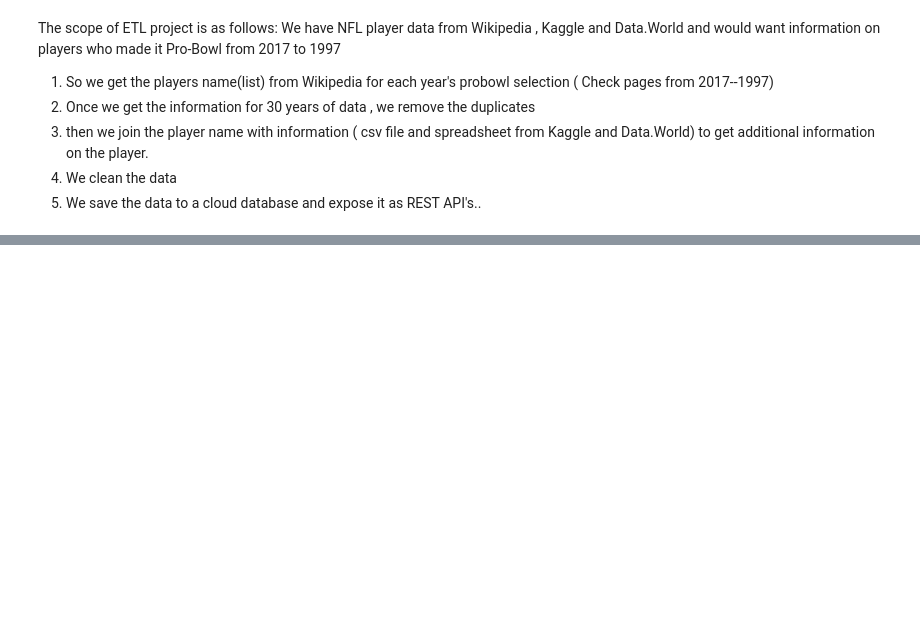
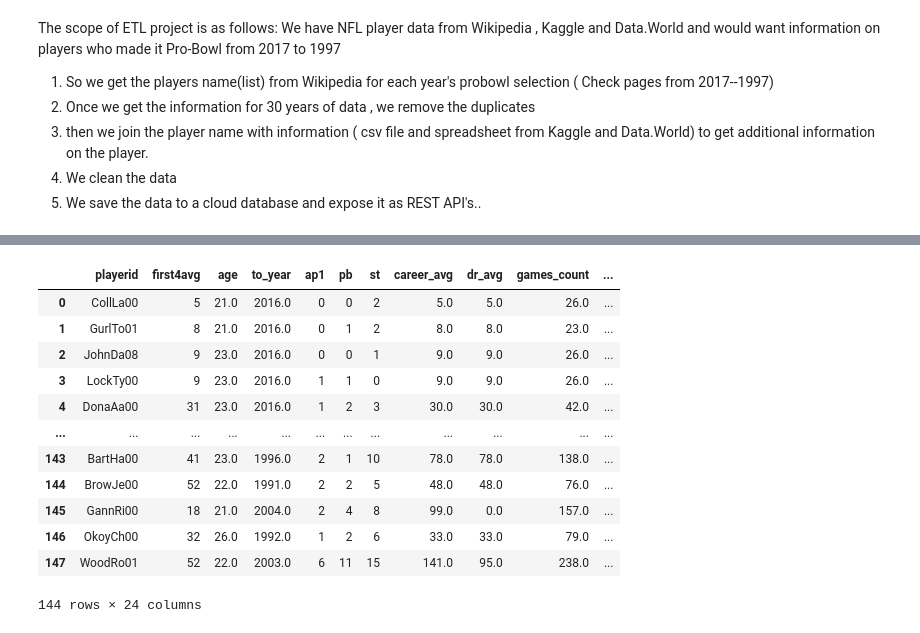
Before and after one commit to maheshws/NFLDataAnalysis, a Jupyter notebook: NFLPlayerInformation.ipynb, the cells around one changed output, grey strips where cells are left out. Cells and saved outputs as stored; diff of their text form; code cells hidden in the pictures; blank space fills up the shorter version.

```diff
--- a/NFLPlayerInformation.ipynb
+++ b/NFLPlayerInformation.ipynb
@@ -104,13 +155,5 @@ data[0].find_next_sibling('td').find('a')['title'][0:4]
 # %%
-
 df_combine = pd.read_excel('Resources/NFL Combine Data.xlsx', sheet_name='Combine Results')
-df_nfldraft = pd.read_excel('Resources/NFL Combine Data.xlsx', sheet_name='nfl_draft')
-
-
-df_combine = df_combine[df_combine['Name'].isin(player_info)]
+df_combine = df_combine[df_combine['Name'].isin(allproplayers_info)]
 df_combine.shape
-
-print(df_nfldraft.columns.values)
-
-df_nfldraft.drop(['Unnamed: 0','Unnamed: 34'],axis=1,inplace=True)
-print(df_nfldraft.columns.values)
+df_combine
@@ -117,3 +174,9 @@ print(df_nfldraft.columns.values)
 # %%
-df_NFLChampsMerged = pd.merge(df_combine, df_nfldraft, left_on='Name', right_on='Player')
-df_NFLChampsMerged.head(10)
+df_NFLChampsMerged = pd.merge(df_combine, df_allpro_draft, left_on=['Name','Year'], right_on=['Player','Year'])
+
+
+# Remove Duplicate Chad Brown from 1993
+df_NFLChampsMerged = df_NFLChampsMerged[df_NFLChampsMerged.Player_Id != 'BrowCh20']
+df_NFLChampsMerged = df_NFLChampsMerged[df_NFLChampsMerged.Player_Id != 'BrowCh04']
+
+df_NFLChampsMerged
@@ -143,11 +260,28 @@ df_Draft
 # %%
 df_PlayerStats = df_NFLChampsMerged[["Player_Id","First4AV","Age", "To","AP1", "PB","St", "CarAV", "DrAV","G", "Cmp", "Pass_Att", "Pass_Yds", "Pass_TD","Pass_Int", "Rush_Att","Rush_Yds", "Rush_TDs", "Rec", "Rec_Yds", "Rec_Tds","Tkl", "Def_Int", "Sk"]].copy()
 df_PlayerStats.rename(columns={"Player_Id":"playerid","First4AV":"first4avg","Age":"age","To":"to_year","AP1":"ap1","PB":"pb",\
                                "St":"st","CarAV":"career_avg","DrAV":"dr_avg","G":"games_count","Cmp":"completion",\
                                "Pass_Att":"pass_att","Pass_Yds":"pass_yds","Pass_TD":"pass_td","Pass_Int":"pass_int","Rush_Att":"rush_att",\
                                "Rush_Yds":"rush_yds","Rush_TDs":"rush_tds","Rec":"rec","Rec_Yds":"rec_yds","Rec_Tds":"rec_tds",\
                                "Tkl":"tackle","Def_Int":"def_int","Sk":"sk"},inplace=True)
+
+df_PlayerStats['sk'] = pd.to_numeric(df_PlayerStats['sk'], errors='coerce')
+df_PlayerStats = df_PlayerStats.fillna(0)
 df_PlayerStats
+# %% [output]
+|  | playerid | first4avg | age | to_year | ap1 | pb | st | career_avg | dr_avg | games_count | ... |
+| 0 | CollLa00 | 5 | 21.0 | 2016.0 | 0 | 0 | 2 | 5.0 | 5.0 | 26.0 | ... |
+| 1 | GurlTo01 | 8 | 21.0 | 2016.0 | 0 | 1 | 2 | 8.0 | 8.0 | 23.0 | ... |
+| 2 | JohnDa08 | 9 | 23.0 | 2016.0 | 0 | 0 | 1 | 9.0 | 9.0 | 26.0 | ... |
+| 3 | LockTy00 | 9 | 23.0 | 2016.0 | 1 | 1 | 0 | 9.0 | 9.0 | 26.0 | ... |
+| 4 | DonaAa00 | 31 | 23.0 | 2016.0 | 1 | 2 | 3 | 30.0 | 30.0 | 42.0 | ... |
+| ... | ... | ... | ... | ... | ... | ... | ... | ... | ... | ... | ... |
+| 143 | BartHa00 | 41 | 23.0 | 1996.0 | 2 | 1 | 10 | 78.0 | 78.0 | 138.0 | ... |
+| 144 | BrowJe00 | 52 | 22.0 | 1991.0 | 2 | 2 | 5 | 48.0 | 48.0 | 76.0 | ... |
+| 145 | GannRi00 | 18 | 21.0 | 2004.0 | 2 | 4 | 8 | 99.0 | 0.0 | 157.0 | ... |
+| 146 | OkoyCh00 | 32 | 26.0 | 1992.0 | 1 | 2 | 6 | 33.0 | 33.0 | 79.0 | ... |
+| 147 | WoodRo01 | 52 | 22.0 | 2003.0 | 6 | 11 | 15 | 141.0 | 95.0 | 238.0 | ... |
+144 rows × 24 columns
 # %%
 #df_CombineData = df_NFLChampsMerged[['Player_Id','Height (in)', 'Weight (lbs)','Hand Size (in)', 'Arm Length (in)', 'Wonderlic', '40 Yard','Bench Press', 'Vert Leap (in)', 'Broad Jump (in)', 'Shuttle', '3Cone','60Yd Shuttle']].copy()
 
```
Also changed, not shown: parts of 15 cells of this notebook, 2 other files.
